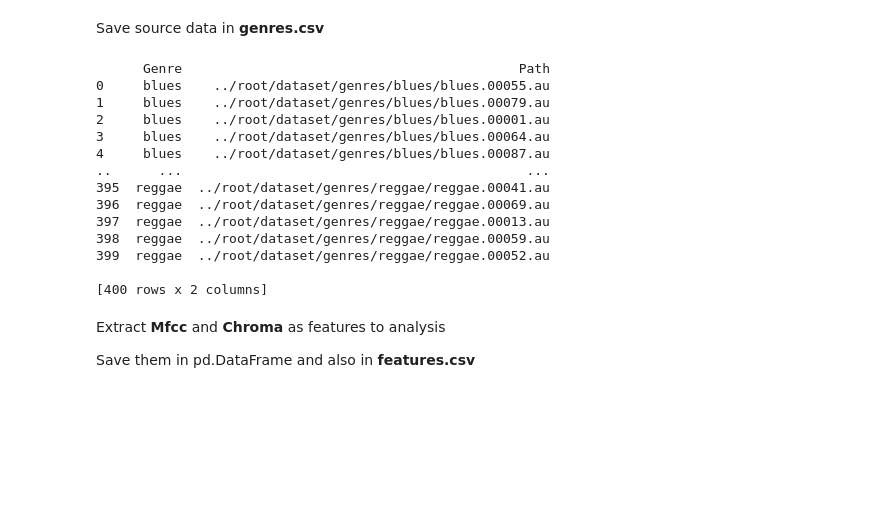
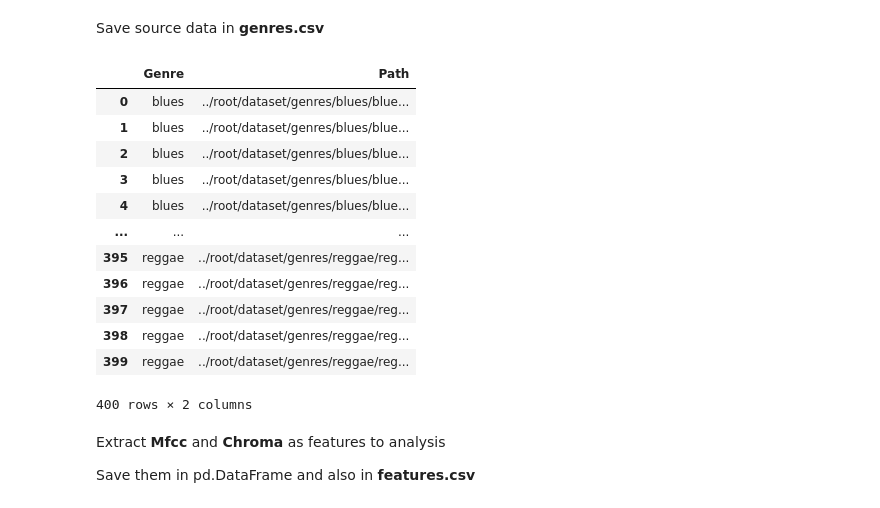
Before and after one commit to yilin10/MusicalGenreClassification, a Jupyter notebook: Assignment1.ipynb, the cells around one changed output. Cells and saved outputs as stored; diff of their text form; code cells hidden in the pictures; blank space fills up the shorter version.

```diff
--- a/Assignment1.ipynb
+++ b/Assignment1.ipynb
@@ -83,36 +83,35 @@ With the help of the Library of Pands and Numpy we are able to analysis the genr
 # %%
 # save data in genre.csv
 genre_analysis_list = ["blues","metal","hiphop","reggae"]
 genre_list = []
 path_list = []
 train_path = "../root/dataset/genres/"
 
 for each in genre_analysis_list:
     train_test_folder = train_path + format(each)
     train_catg_files = [f for f in os.listdir(train_test_folder) if f.endswith('.au')]
     for index, each_file in enumerate(train_catg_files):
         each_file_path = os.path.join(train_test_folder, each_file)
         genre_list.append(each)
         path_list.append(each_file_path)
 genre_data = pd.DataFrame(list(zip(genre_list,path_list)),columns = ['Genre','Path'])
 genre_data.to_csv('./genres.csv',sep = '\t', index = False)
 
-print(genre_data)
+genre_data
 # %% [output]
+|  | Genre | Path |
+| 0 | blues | ../root/dataset/genres/blues/blue... |
+| 1 | blues | ../root/dataset/genres/blues/blue... |
+| 2 | blues | ../root/dataset/genres/blues/blue... |
+| 3 | blues | ../root/dataset/genres/blues/blue... |
+| 4 | blues | ../root/dataset/genres/blues/blue... |
+| ... | ... | ... |
+| 395 | reggae | ../root/dataset/genres/reggae/reg... |
+| 396 | reggae | ../root/dataset/genres/reggae/reg... |
+| 397 | reggae | ../root/dataset/genres/reggae/reg... |
+| 398 | reggae | ../root/dataset/genres/reggae/reg... |
+| 399 | reggae | ../root/dataset/genres/reggae/reg... |
-      Genre                                           Path
-0     blues    ../root/dataset/genres/blues/blues.00055.au
-1     blues    ../root/dataset/genres/blues/blues.00079.au
-2     blues    ../root/dataset/genres/blues/blues.00001.au
-3     blues    ../root/dataset/genres/blues/blues.00064.au
-4     blues    ../root/dataset/genres/blues/blues.00087.au
-..      ...                                            ...
-395  reggae  ../root/dataset/genres/reggae/reggae.00041.au
-396  reggae  ../root/dataset/genres/reggae/reggae.00069.au
-397  reggae  ../root/dataset/genres/reggae/reggae.00013.au
-398  reggae  ../root/dataset/genres/reggae/reggae.00059.au
-399  reggae  ../root/dataset/genres/reggae/reggae.00052.au
-
-[400 rows x 2 columns]
+400 rows × 2 columns
 # %% [markdown]
 Extract **Mfcc** and **Chroma** as features to analysis
 
```
Also changed, not shown: parts of 12 cells of this notebook.
